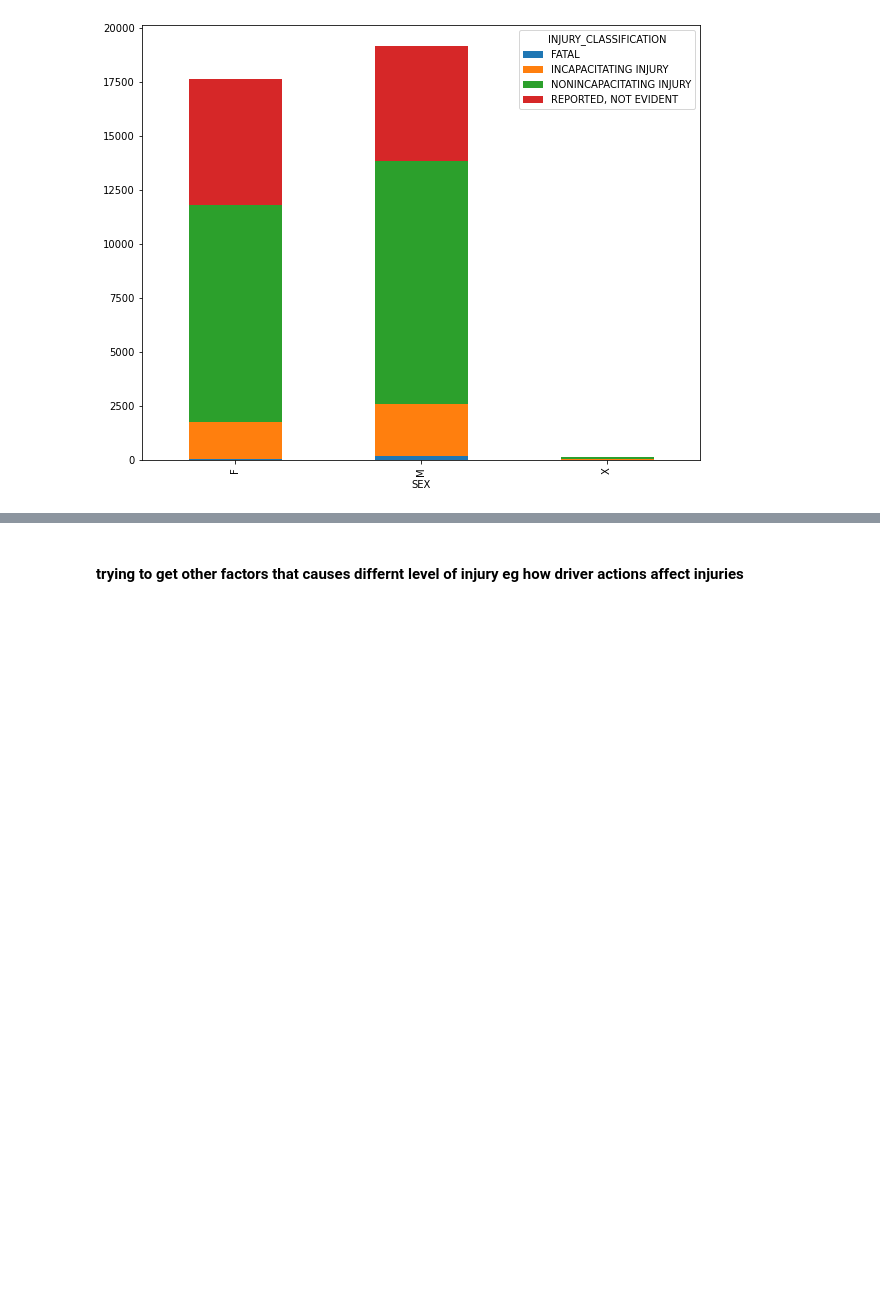
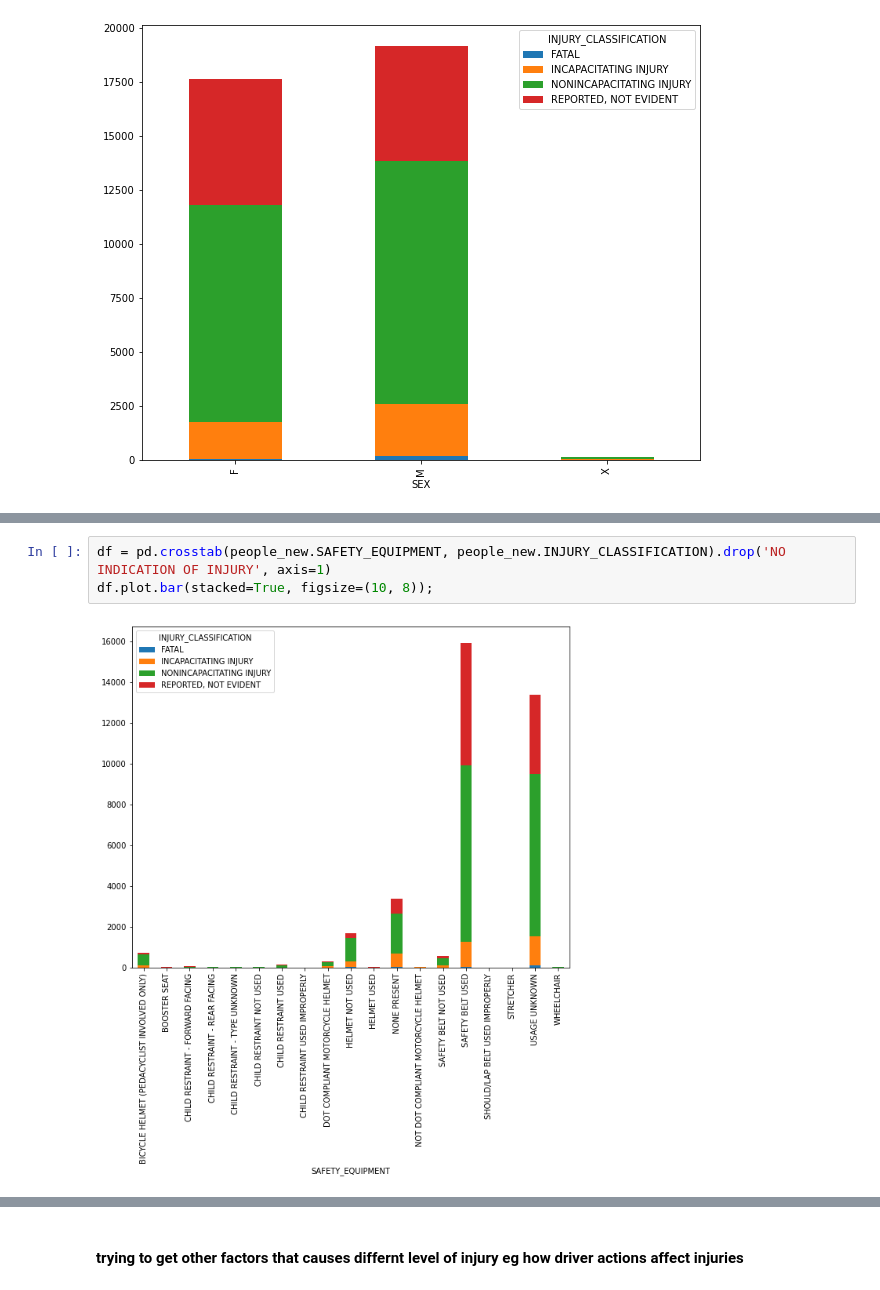
Before and after one commit to Judie-jodie/judy-sonnie, a Jupyter notebook: predictive phase 3 project.ipynb, the cells around one changed output, grey strips where cells are left out. Cells and saved outputs as stored; diff of their text form; blank space fills up the shorter version.

```diff
--- a/predictive phase 3 project.ipynb
+++ b/predictive phase 3 project.ipynb
@@ -736,0 +745,5 @@ df.plot.bar(stacked=True, figsize=(10, 8));
+# %%
+df = pd.crosstab(people_new.SAFETY_EQUIPMENT, people_new.INJURY_CLASSIFICATION).drop('NO INDICATION OF INJURY', axis=1)
+df.plot.bar(stacked=True, figsize=(10, 8));
+# %% [output]
+[figure, added]
```
Also changed, not shown: parts of 71 cells of this notebook.
